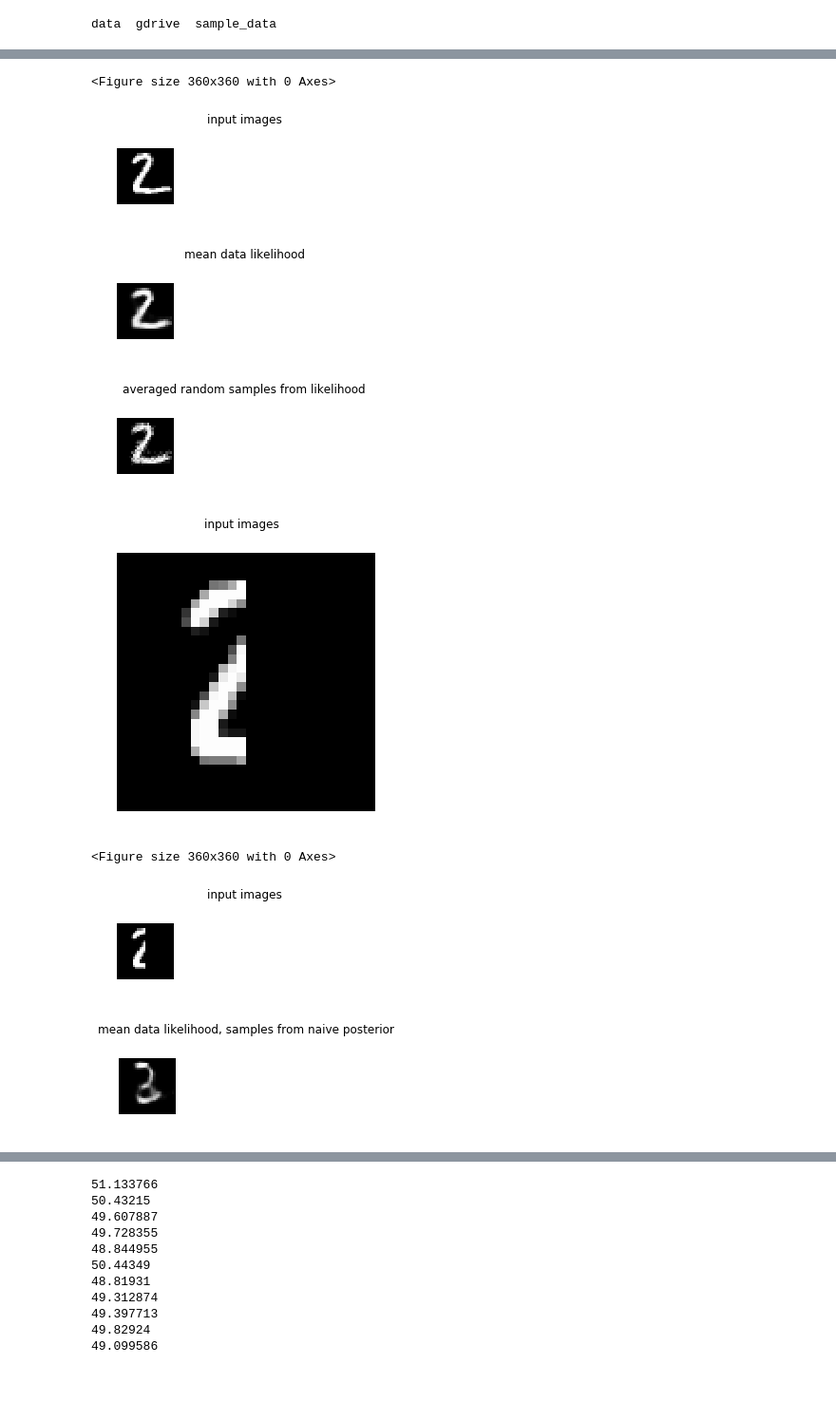
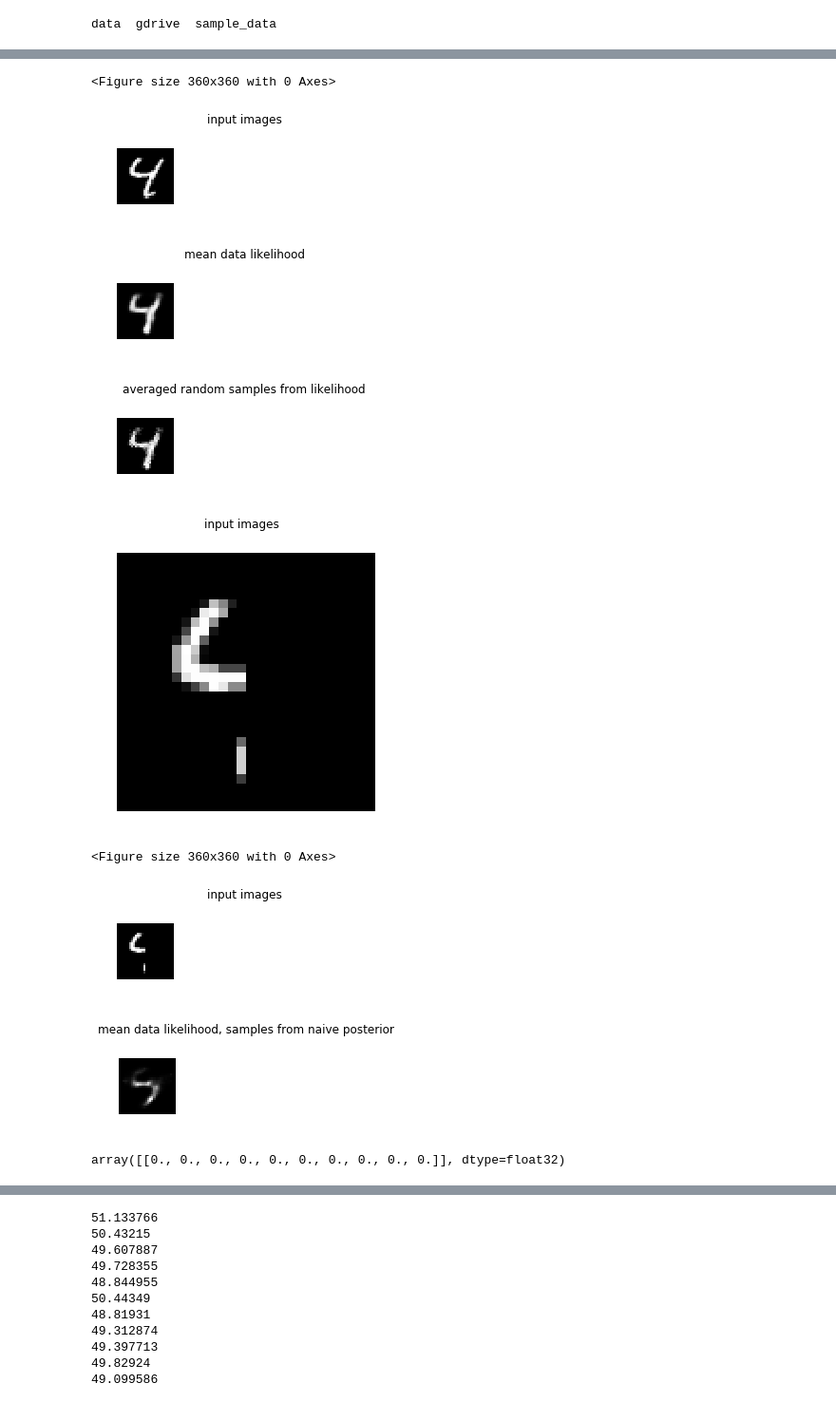
Before and after one commit to VMBoehm/DeNoPa, a Jupyter notebook: Laplace_Around_MAP_External_Generator.ipynb, the cells around one changed output, grey strips where cells are left out. Shown: that part at 95% size. Saved outputs shown, nothing was run; the diff lists cells and outputs as text; code cells hidden in the pictures.

```diff
--- a/Laplace_Around_MAP_External_Generator.ipynb
+++ b/Laplace_Around_MAP_External_Generator.ipynb
@@ -178,7 +197,7 @@ I0424 17:36:07.568331 140198046865280 saver.py:1483] Saver not created because t
 sess = tf.Session()
 sess.run(tf.global_variables_initializer())
 # %%
-inc = 1
+inc = 6
 x_truth = x_test[inc:batch_size+inc]
 # %%
 inim, res, s = sess.run([x_corr,naive_mean,naive_sims], feed_dict={x_corr: np.expand_dims(x_truth,-1)})
@@ -207,29 +226,29 @@ for i in range(min(batch_size,16)):
     axis('off')
 # %% [output]
 <Figure size 360x360 with 0 Axes>
-[figure, old version]
+[figure, new version]
-[figure, old version]
+[figure, new version]
-[figure, old version]
+[figure, new version]
 # %%
 mask = np.ones(IMAGE_SHAPE, dtype=int)
 mask[0:28,14:28]=0.
 mask = mask.reshape((28*28))
 
-masked_data = np.expand_dims(x_test[inc:batch_size+1]*[mask],-1)
+masked_data = np.expand_dims(x_test[inc:batch_size+inc]*[mask],-1)
 
 figure(figsize=(5,5))
 suptitle('input images')
 for i in range(min(batch_size,16)):
     if batch_size<16:
       subplot(1,batch_size,i+1)
       imshow(masked_data[i].reshape((28,28)),cmap='gray',vmin=0); #colorbar()
       axis('off')
     else:
       subplot(4,4,i+1)
       imshow(masked_data[i].reshape((28,28)),cmap='gray',vmin=0); #colorbar()
       axis('off')
 # %% [output]
-[figure, old version]
+[figure, new version]
 # %%
 inim, res = sess.run([x_corr,naive_mean],feed_dict={x_corr: masked_data, mymask:mask})
 
@@ -252,5 +271,5 @@ for i in range(min(batch_size,16)):
     axis('off')
 # %% [output]
 <Figure size 360x360 with 0 Axes>
-[figure, old version]
+[figure, new version]
-[figure, old version]
+[figure, new version]
@@ -259,3 +276,9 @@ posterior2_loss=[]
+# %%
+posterior2_loss=[]
+ini = np.zeros((batch_size,hidden_size), dtype=np.float)
+sess.run(MAP_reset,feed_dict={x_corr: masked_data, mymask: mask, MAP_ini:ini})
+# %% [output]
+array([[0., 0., 0., 0., 0., 0., 0., 0., 0., 0.]], dtype=float32)
 # %%
 lrate=1e-1
 for ii in range(300):
```
Also changed, not shown: parts of 20 cells of this notebook.
